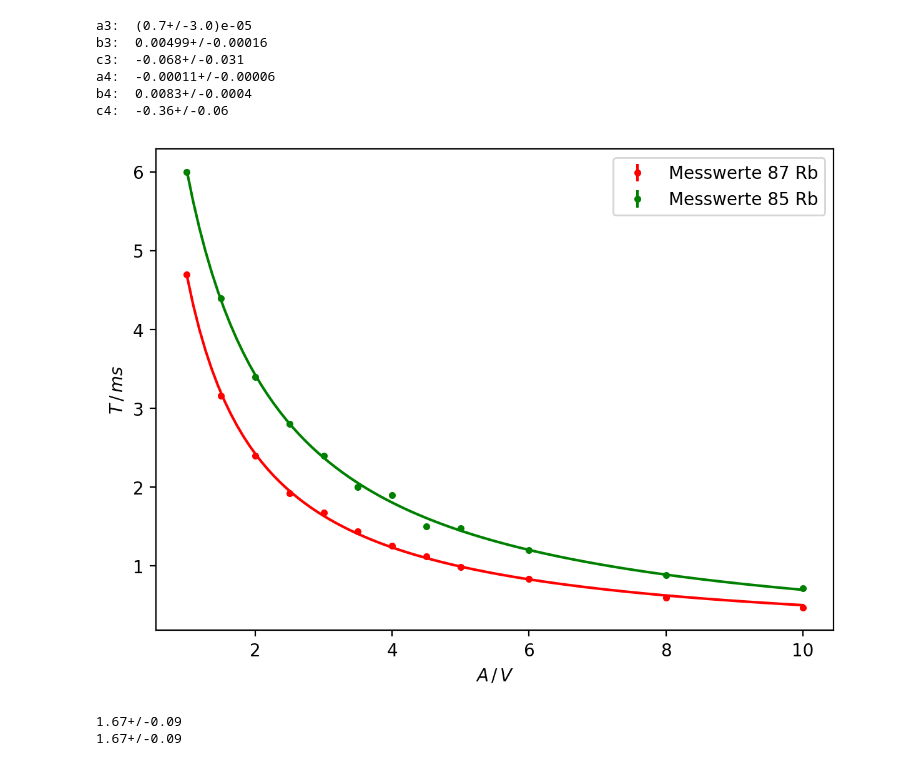
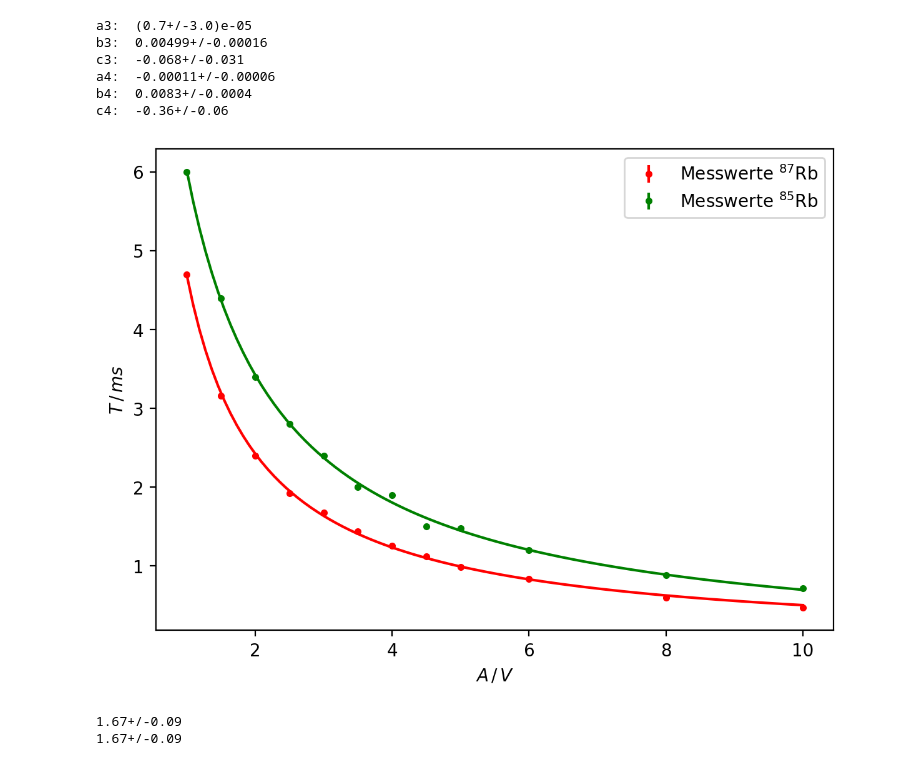
Before and after one commit to SamGTex/FP_Master_WS22-23, a Jupyter notebook: V21_Optisches_Pumpen/python/main.ipynb, the cells around one changed output. Cells and saved outputs as stored; diff of their text form; code cells hidden in the pictures.

Commit message:
Changed a few legends

```diff
--- a/V21_Optisches_Pumpen/python/main.ipynb
+++ b/V21_Optisches_Pumpen/python/main.ipynb
@@ -311,20 +308,20 @@ c4:  -0.36+/-0.06
 # %%
 a_lin = np.linspace(spannung.min(), spannung.max(), 100)
 
 plt.figure(figsize=(7,5),dpi=200)
 # sigma = errors, absolute_sigma = True,
-plt.errorbar(spannung, data1*1000,  fmt='r.', label='Messwerte 87 Rb', yerr=errors)
-plt.errorbar(spannung, data2*1000,  fmt='g.', label='Messwerte 85 Rb', yerr=errors)
+plt.errorbar(spannung, data1*1000,  fmt='r.', label=r'Messwerte $^{87}$Rb', yerr=errors)
+plt.errorbar(spannung, data2*1000,  fmt='g.', label=r'Messwerte $^{85}$Rb', yerr=errors)
 
 plt.plot(a_lin, a_fit(a_lin, unp.nominal_values(a3), unp.nominal_values(b3), unp.nominal_values(c3))*1000, 'r-')
 plt.plot(a_lin, a_fit(a_lin, unp.nominal_values(a4), unp.nominal_values(b4), unp.nominal_values(c4))*1000, 'g-')
 
 plt.xlabel(r'$A \,/\, V$')
 plt.ylabel(r'$T \,/\, ms$')
 plt.legend()
 plt.savefig('../plots/amplitude.pdf')
 # %% [output]
-[figure, old version]
+[figure, new version]
 # %%
 def fraction(a,b):
     return a/b
```
Also changed, not shown: parts of 5 cells of this notebook.
